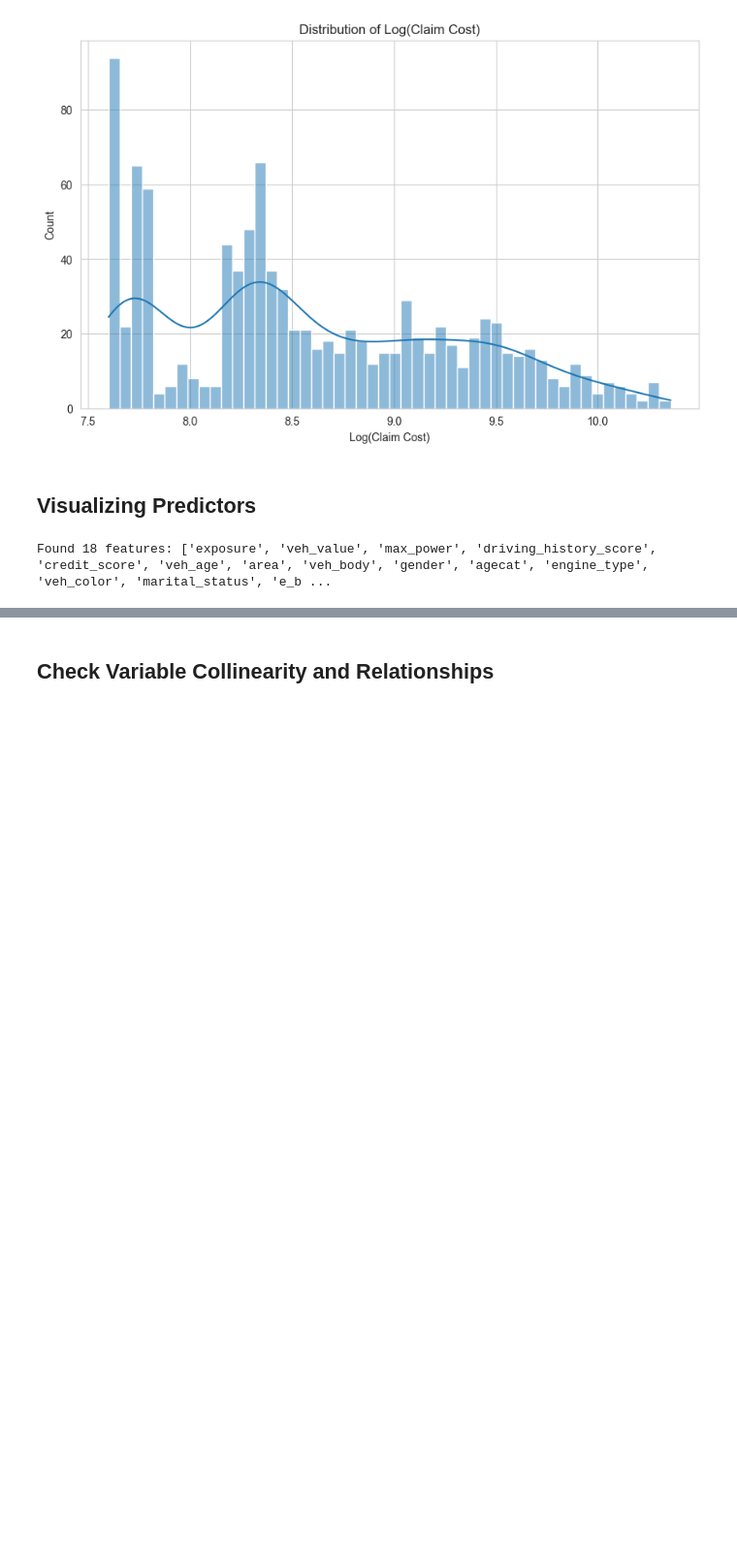
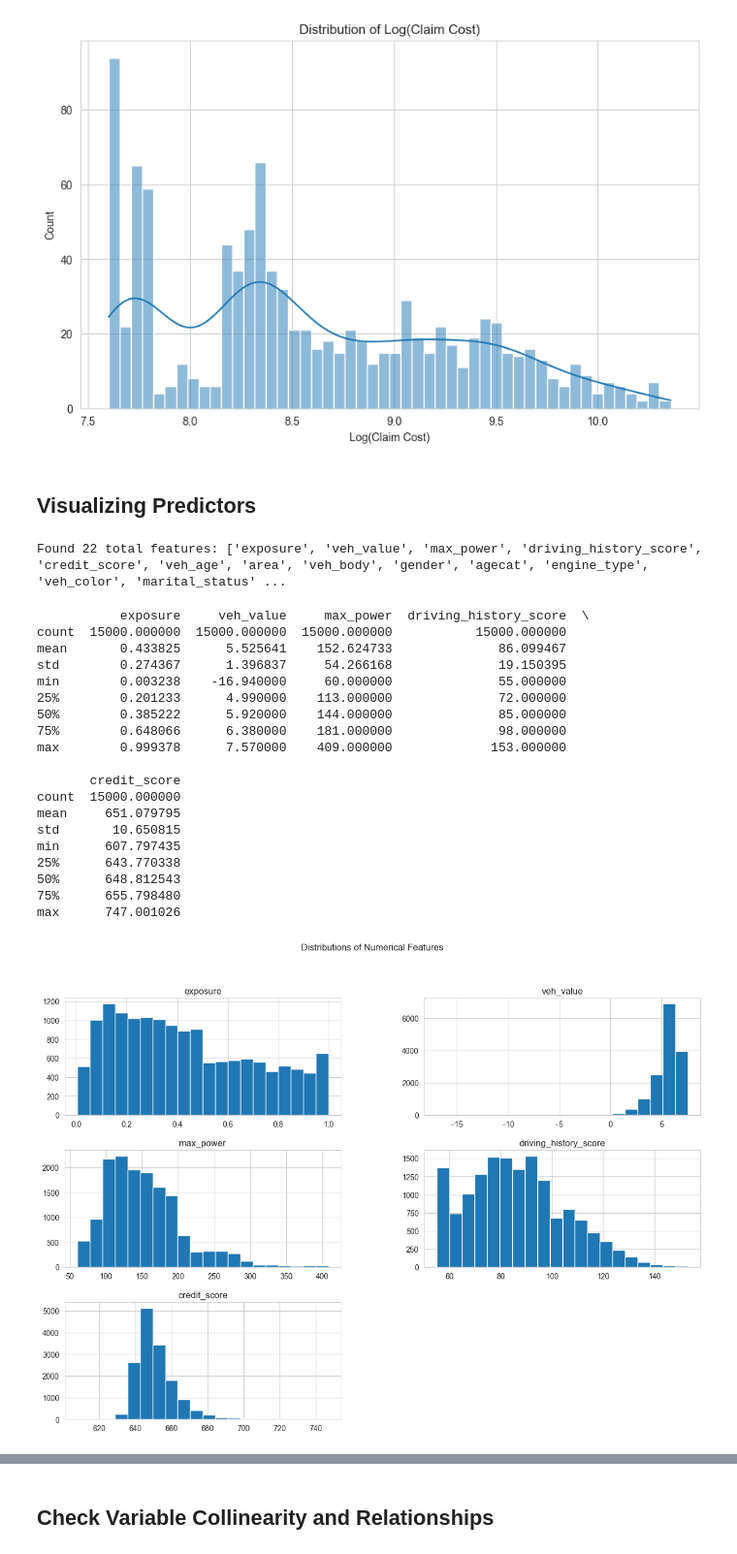
Before and after one commit to adervesh03/Hawkeye-Datathon-2025, a Jupyter notebook: backend/data_exploration.ipynb, the cells around one changed output, grey strips where cells are left out. Shown at 97% size. Saved outputs shown, nothing was run; the diff lists cells and outputs as text; code cells hidden in the pictures; blank space fills up the shorter version.

Commit message:
Some visuals completed.

```diff
--- a/backend/data_exploration.ipynb
+++ b/backend/data_exploration.ipynb
@@ -105,11 +105,40 @@ possible_target_features = [
     'expected_loss'
 ]
 
-# Make sure columns exist (aka no typos)
-features = [col for col in num_features + cat_features if col in model_data.columns]
+# Make sure columns exist (no typos), redefine feature lists if a column not found
+features = [col for col in num_features + cat_features + possible_target_features if col in model_data.columns]
 num_features = [col for col in num_features if col in model_data.columns]
 cat_features = [col for col in cat_features if col in model_data.columns]
+possible_target_features = [col for col in possible_target_features if col in model_data.columns]
 
-print(f"Found {len(features)} features: {features}")
+print(f"Found {len(features)} total features: {features}")
 # %% [output]
-Found 18 features: ['exposure', 'veh_value', 'max_power', 'driving_history_score', 'credit_score', 'veh_age', 'area', 'veh_body', 'gender', 'agecat', 'engine_type', 'veh_color', 'marital_status', 'e_b ...
+Found 22 total features: ['exposure', 'veh_value', 'max_power', 'driving_history_score', 'credit_score', 'veh_age', 'area', 'veh_body', 'gender', 'agecat', 'engine_type', 'veh_color', 'marital_status' ...
+# %%
+# Numerical features
+if num_features:
+    print(model_data[num_features].describe())
+    model_data[num_features].hist(bins=20, figsize=(15, 10))
+    plt.suptitle("Distributions of Numerical Features")
+    plt.show()
+# %% [output]
+           exposure     veh_value     max_power  driving_history_score  \
+count  15000.000000  15000.000000  15000.000000           15000.000000
+mean       0.433825      5.525641    152.624733              86.099467
+std        0.274367      1.396837     54.266168              19.150395
+min        0.003238    -16.940000     60.000000              55.000000
+25%        0.201233      4.990000    113.000000              72.000000
+50%        0.385222      5.920000    144.000000              85.000000
+75%        0.648066      6.380000    181.000000              98.000000
+max        0.999378      7.570000    409.000000             153.000000
+
+       credit_score
+count  15000.000000
+mean     651.079795
+std       10.650815
+min      607.797435
+25%      643.770338
+50%      648.812543
+75%      655.798480
+max      747.001026
+[figure, added]
```
Also changed, not shown: parts of 2 cells of this notebook.
